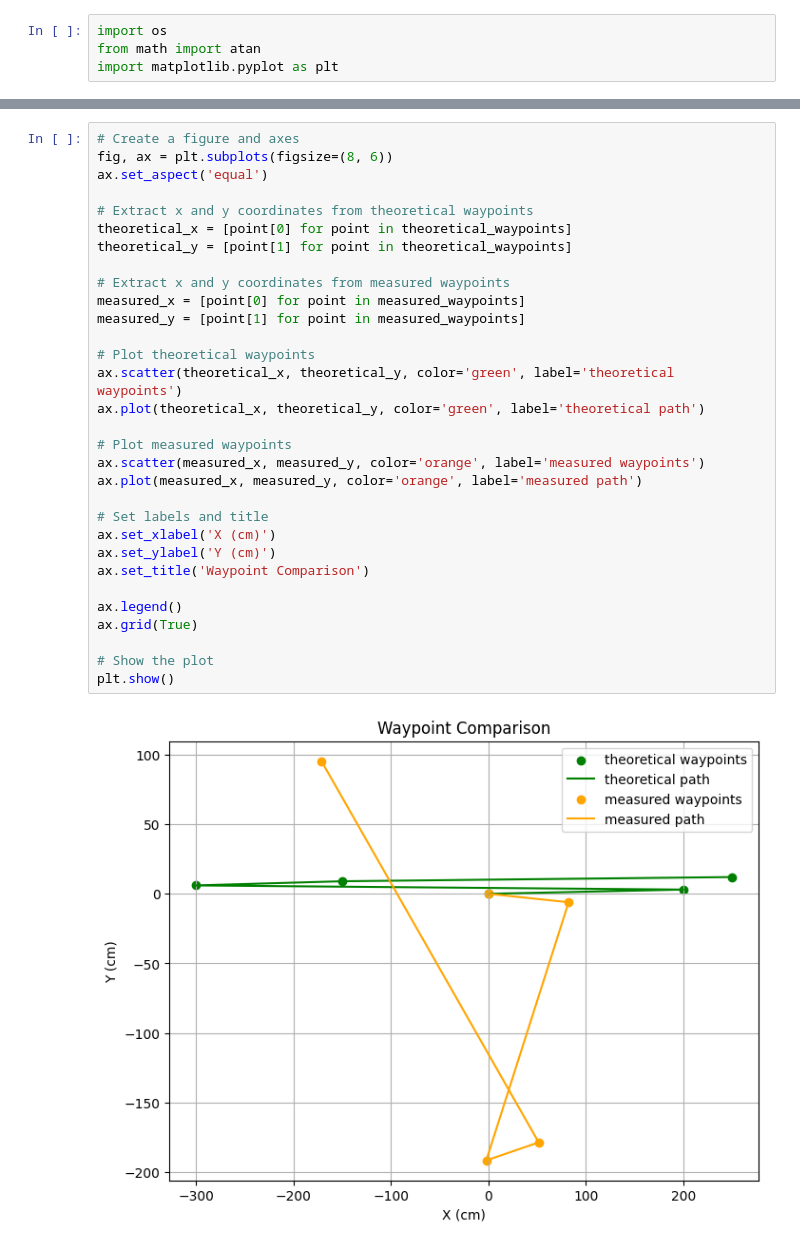
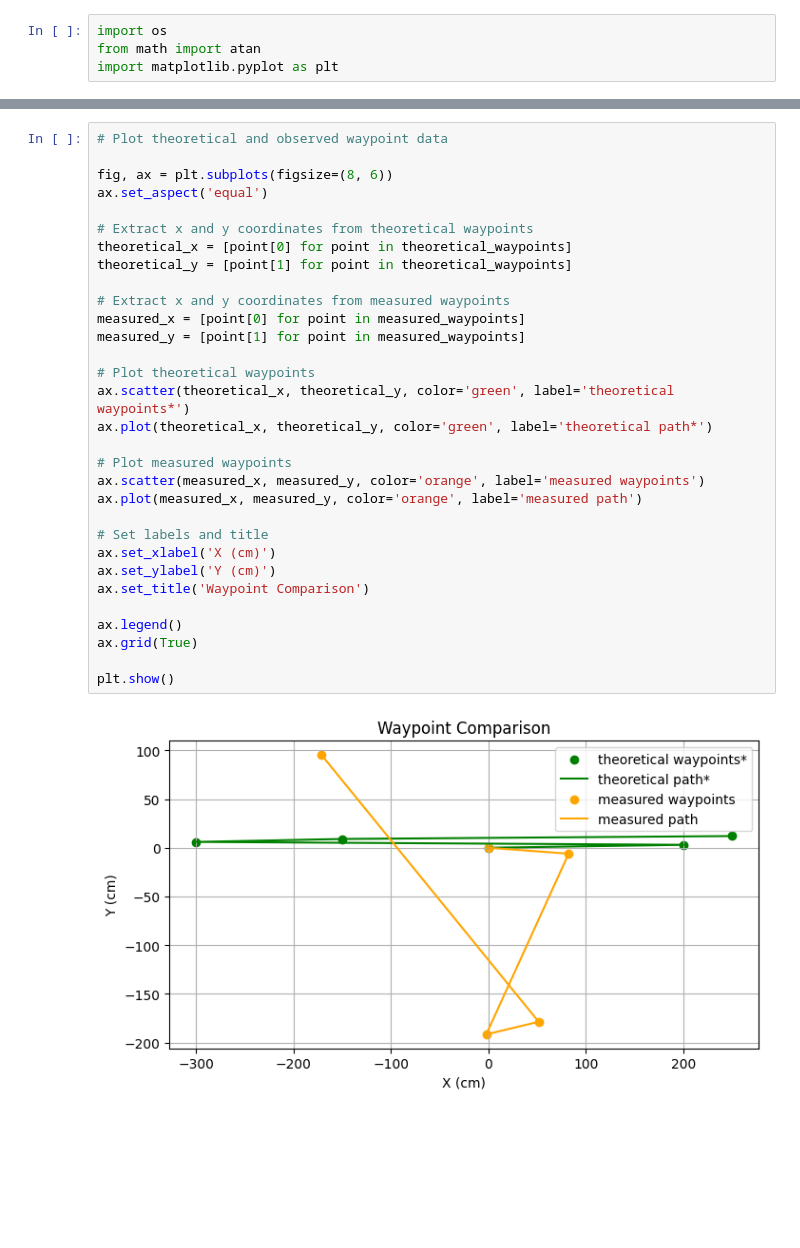
Before and after one commit to aengusk/ME0134-Aengus-Kennedy, a Jupyter notebook: lab_4/l4data_processing.ipynb, the cells around one changed output, grey strips where cells are left out. Drawn from its saved outputs; the diff is of its cells as text; blank space fills up the shorter version.

```diff
--- a/lab_4/l4data_processing.ipynb
+++ b/lab_4/l4data_processing.ipynb
@@ -53,36 +54,36 @@ measured_waypoints = tuple(
     ) for point in measured_waypoints_inches
 )
 # %%
-# Create a figure and axes
+# Plot theoretical and observed waypoint data
+
 fig, ax = plt.subplots(figsize=(8, 6))
 ax.set_aspect('equal')
 
 # Extract x and y coordinates from theoretical waypoints
 theoretical_x = [point[0] for point in theoretical_waypoints]
 theoretical_y = [point[1] for point in theoretical_waypoints]
 
 # Extract x and y coordinates from measured waypoints
 measured_x = [point[0] for point in measured_waypoints]
 measured_y = [point[1] for point in measured_waypoints]
 
 # Plot theoretical waypoints
-ax.scatter(theoretical_x, theoretical_y, color='green', label='theoretical waypoints')
-ax.plot(theoretical_x, theoretical_y, color='green', label='theoretical path')
+ax.scatter(theoretical_x, theoretical_y, color='green', label='theoretical waypoints*')
+ax.plot(theoretical_x, theoretical_y, color='green', label='theoretical path*')
 
 # Plot measured waypoints
 ax.scatter(measured_x, measured_y, color='orange', label='measured waypoints')
 ax.plot(measured_x, measured_y, color='orange', label='measured path')
 
 # Set labels and title
 ax.set_xlabel('X (cm)')
 ax.set_ylabel('Y (cm)')
 ax.set_title('Waypoint Comparison')
 
 ax.legend()
 ax.grid(True)
 
-# Show the plot
 plt.show()
 # %% [output]
-[figure, old version]
+[figure, new version]
 # %%
```
Also changed, not shown: parts of 2 cells of this notebook, 3 other files.
